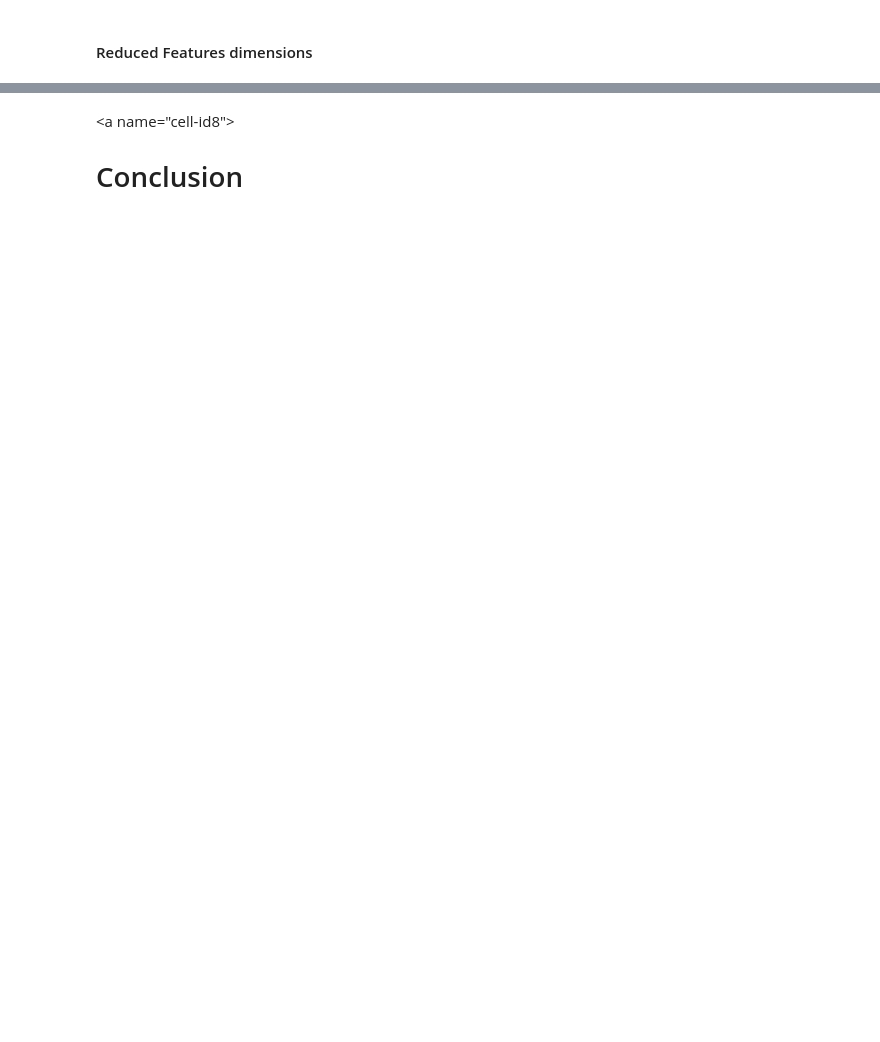
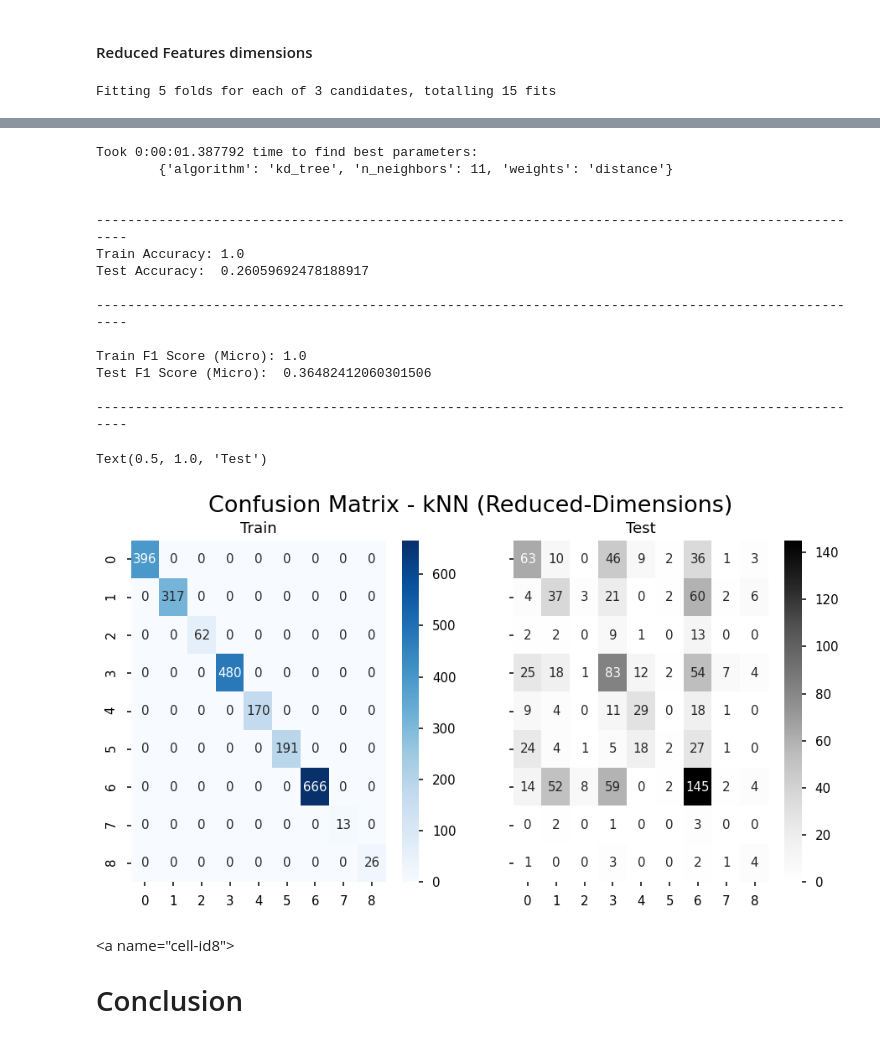
Before and after one commit to akshayonly/DL-Case-Study-Classifying-GM, a Jupyter notebook: Classifying_Genetic_Mutation_.ipynb, the cells around one changed output, grey strips where cells are left out. Cells and saved outputs as stored; diff of their text form; code cells hidden in the pictures; blank space fills up the shorter version.

```diff
--- a/Classifying_Genetic_Mutation_.ipynb
+++ b/Classifying_Genetic_Mutation_.ipynb
@@ -670,10 +717,12 @@ print("-"*100)
 fig, axes = plt.subplots(1, 2, figsize=(10, 5), dpi=108, sharey=True)
 fig.suptitle('Confusion Matrix - kNN (Reduced-Dimensions)', fontsize=18)
 
-cm1 = confusion_matrix(y_predtrain, y_train)
+cm1 = confusion_matrix(y_train, y_predtrain)
 sns.heatmap(cm1, annot=True,fmt="d",cmap='Blues', ax=axes[0])
 axes[0].set_title('Train')
 
-cm2 = confusion_matrix(y_predtest, y_test)
+cm2 = confusion_matrix(y_test, y_predtest)
 sns.heatmap(cm2, annot=True,fmt="d",cmap='Greys', ax=axes[1])
 axes[1].set_title('Test')
+# %% [output]
+Fitting 5 folds for each of 3 candidates, totalling 15 fits
@@ -680,3 +731,19 @@ axes[1].set_title('Test')
+Took 0:00:01.387792 time to find best parameters:
+        {'algorithm': 'kd_tree', 'n_neighbors': 11, 'weights': 'distance'}
+
+
+----------------------------------------------------------------------------------------------------
+Train Accuracy: 1.0
+Test Accuracy:  0.26059692478188917
+
+----------------------------------------------------------------------------------------------------
+
+Train F1 Score (Micro): 1.0
+Test F1 Score (Micro):  0.36482412060301506
+
+----------------------------------------------------------------------------------------------------
+Text(0.5, 1.0, 'Test')
+[figure, added]
 # %% [markdown]
 <a name="cell-id8"></a>
 # Conclusion
```
Also changed, not shown: parts of 14 cells of this notebook.
